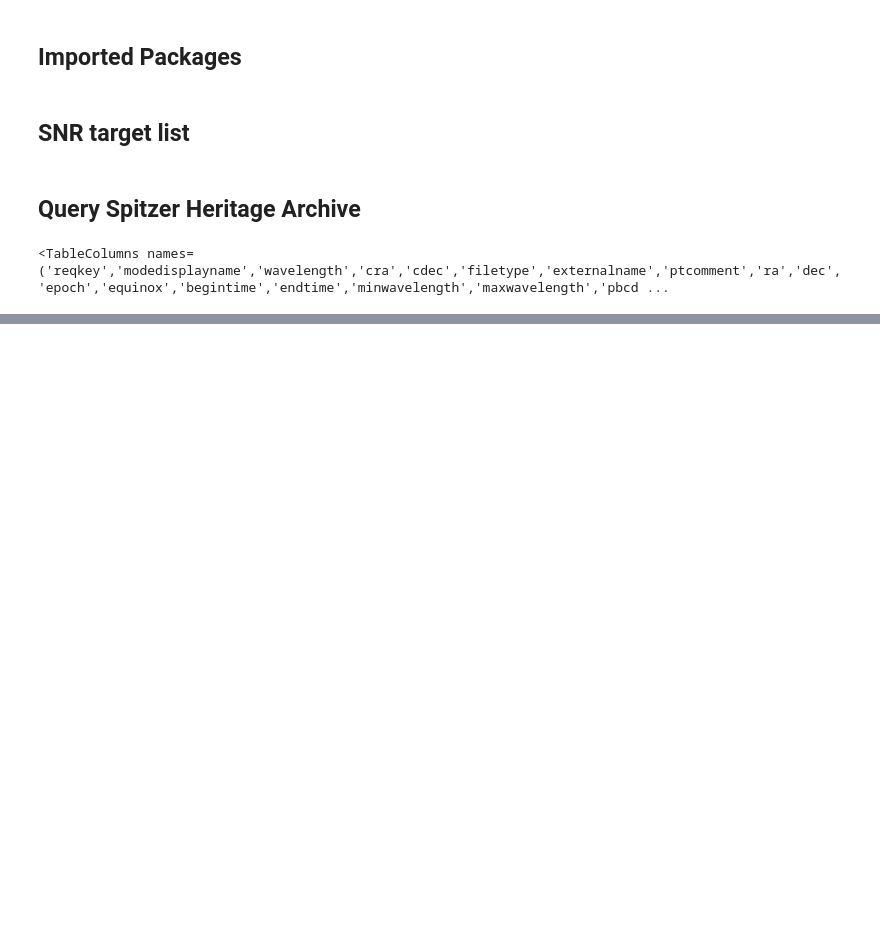
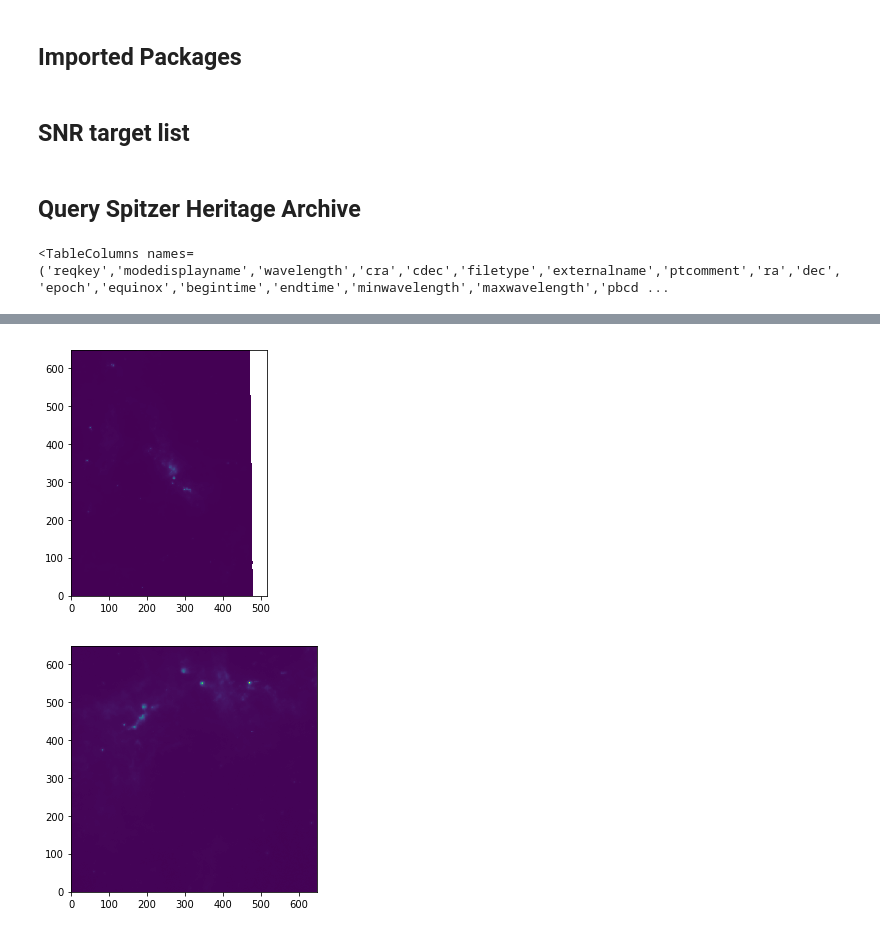
Before and after one commit to jaym878/SNR-Feasibility-Study, a Jupyter notebook: code/Spitzer_image_pull.ipynb, the cells around one changed output, grey strips where cells are left out. Drawn from its saved outputs; the diff is of its cells as text; code cells hidden in the pictures; blank space fills up the shorter version.

```diff
--- a/code/Spitzer_image_pull.ipynb
+++ b/code/Spitzer_image_pull.ipynb
@@ -357,0 +327,24 @@ HISTORY CREATOR keyword updated : 27 Jul 2012 11:49:52 PDT
+# %%
+size = Rad[SNR] * 2
+arc_pix = header['PXSCAL1']
+if arc_pix < 0:
+    arc_pix = -arc_pix
+size_pix = size / arc_pix
+# %%
+# cycle through images
+for i in my_image_files:
+
+    # load the file data, header, and wcs
+    with fits.open(i) as hdulist:
+        header = hdulist[0].header
+        data = hdulist[0].data
+        wcs = WCS(header)
+        position = SkyCoord(test_src_coord[0] * u.degree, test_src_coord[1] * u.degree, frame='icrs')
+        cutout = Cutout2D(data, position, (size), wcs=wcs)
+
+        plt.imshow(cutout.data, origin='lower')
+        plt.tight_layout()
+        plt.show()
+# %% [output]
+[figure, added]
+[figure, added]
```
Also changed, not shown: parts of 9 cells of this notebook.
